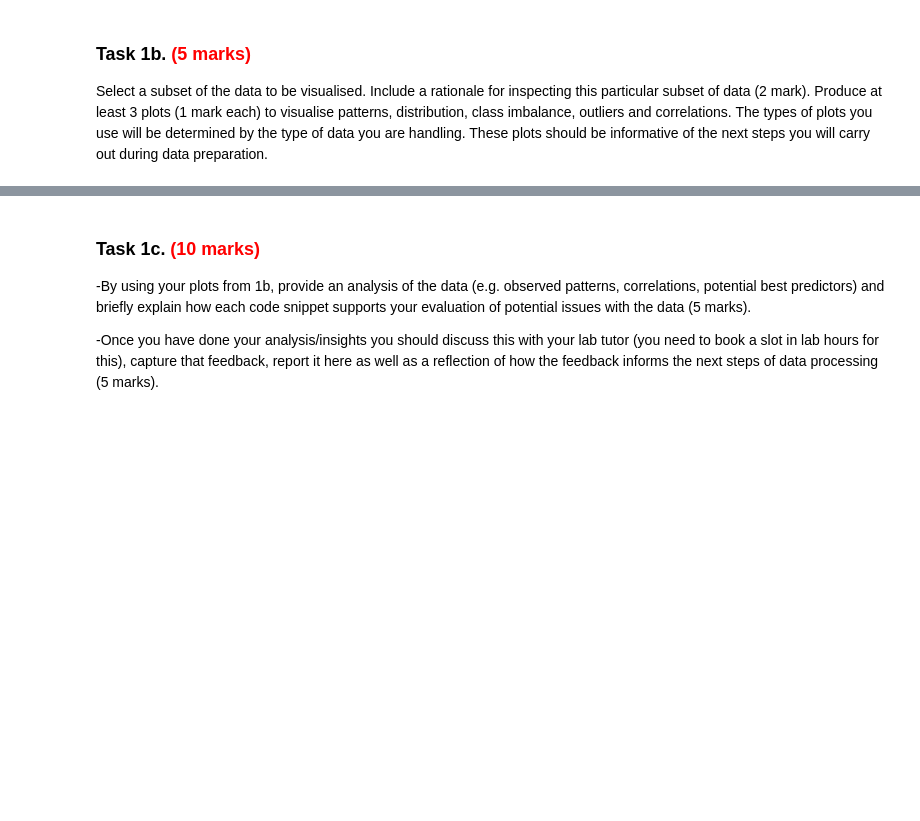
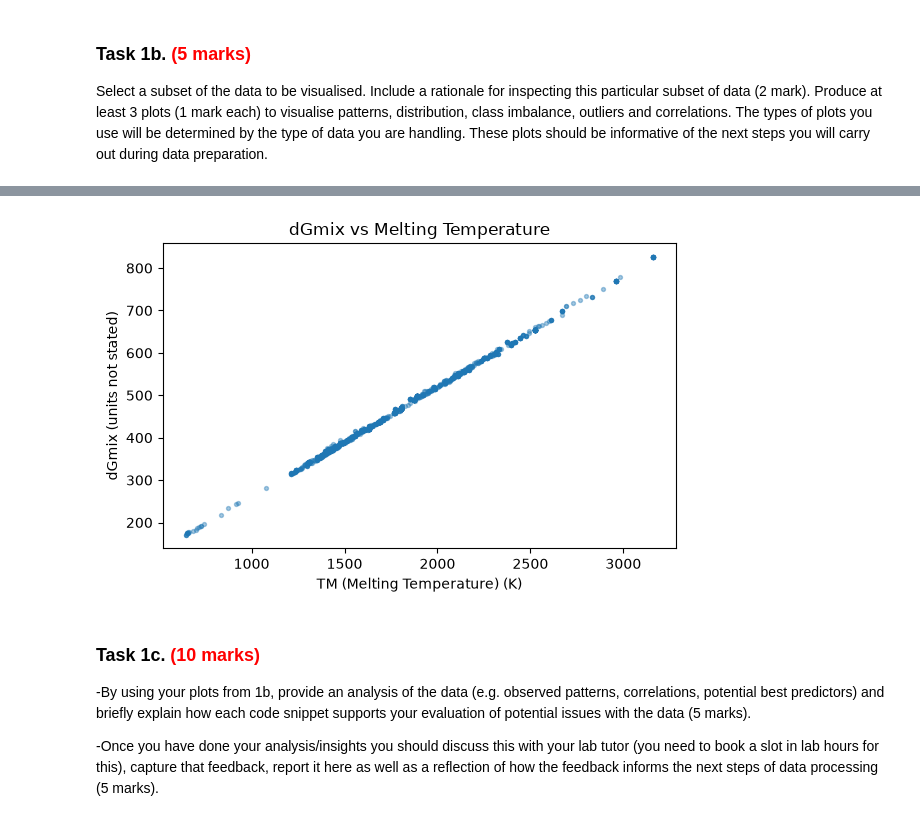
Before and after one commit to efyct6/Machine-Learning, a Jupyter notebook: mmme4125-coursework_2026.ipynb, the cells around one changed output, grey strips where cells are left out. Cells and saved outputs as stored; diff of their text form; code cells hidden in the pictures; blank space fills up the shorter version.

```diff
--- a/mmme4125-coursework_2026.ipynb
+++ b/mmme4125-coursework_2026.ipynb
@@ -122,3 +190,14 @@ subset = pd.read_csv("HEA Phase DataSet v1d.csv", encoding="latin-1")
+# %%
+#Co-orelation
+fig, axes = plt.subplots(figsize=(6, 4))
+axes.scatter(data["Tm"], data["dGmix"], s=8, alpha=0.4)
+axes.set(xlabel="TM (Melting Temperature) (K)", ylabel="dGmix (units not stated)",
+       title="dGmix vs Melting Temperature")
+fig.tight_layout(); plt.show()
+
+#shows as melting temperature increases, dGmix increases proportionally
+# %% [output]
+[figure, added]
 # %%
 # you may include more plots that may be helpful for analysis
 # %% [markdown]
```
Also changed, not shown: parts of 7 cells of this notebook, 2 other files.
